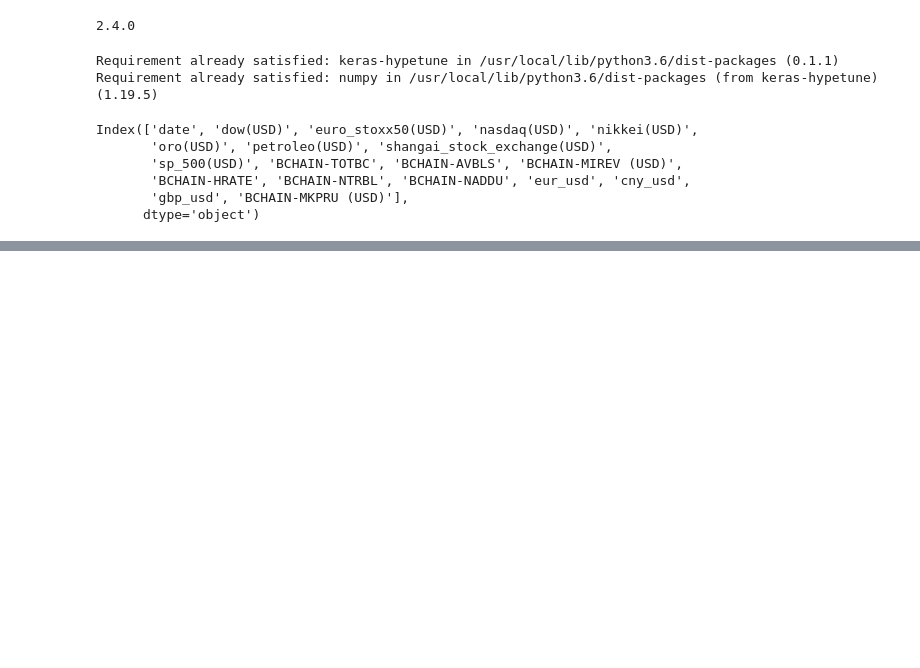
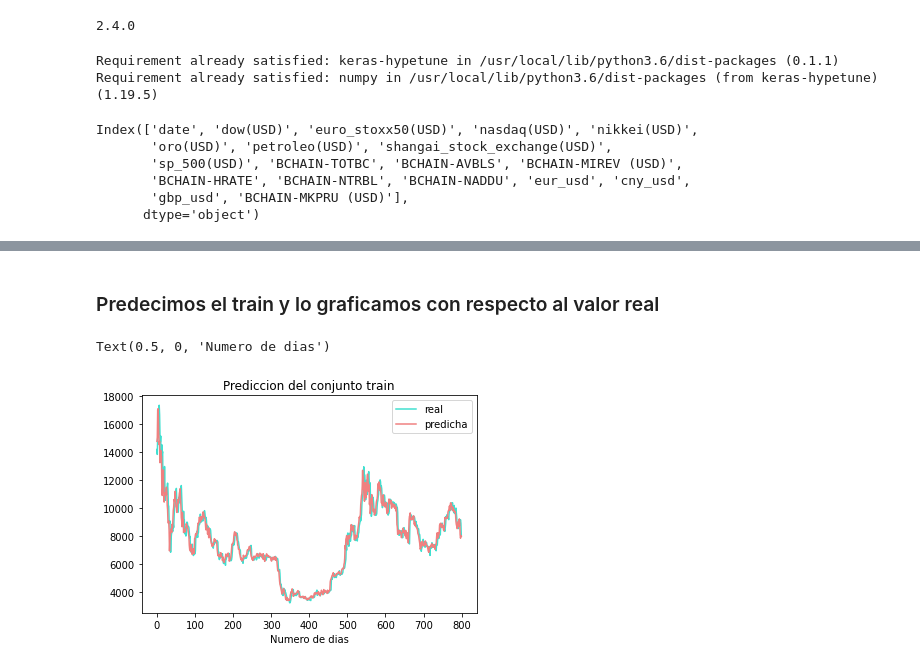
Before and after one commit to keniaCisneros/bitcoins_pricing, a Jupyter notebook: hyperparameters.ipynb, the cells around one changed output, grey strips where cells are left out. Drawn from its saved outputs; the diff is of its cells as text; code cells hidden in the pictures; blank space fills up the shorter version.

```diff
--- a/hyperparameters.ipynb
+++ b/hyperparameters.ipynb
@@ -100,8 +114,8 @@ def get_model(params):
                        strides=1, padding="causal",
                        activation="relu",
                        input_shape=[train_X.shape[1],train_X.shape[2]]),
-                       tf.keras.layers.Bidirectional(tf.keras.layers.LSTM(params['lstm'], return_sequences=True)),
-                    tf.keras.layers.Bidirectional(tf.keras.layers.LSTM(params['lstm'])),
+                       tf.keras.layers.Bidirectional(tf.keras.layers.LSTM(params['lr'], return_sequences=True)),
+                    tf.keras.layers.Bidirectional(tf.keras.layers.LSTM(params['lr'])),
                     tf.keras.layers.Dense(50,activation="relu"),
                     tf.keras.layers.Dropout(params['dropout']),
                     tf.keras.layers.Dense(1),
@@ -143,0 +213,13 @@ Search({'dropout': 0.2, 'lambda': 10.0, 'lr': 40, 'conv': 40, 'epochs': 1000, 'l
+# %% [markdown]
+### Predecimos el train y lo graficamos con respecto al valor real
+# %%
+y_pred_t=model.predict(train_X)
+y_pred_inv_t=transformer_y.inverse_transform(y_pred_t)# Transformamos a la escala real de los datos
+plt.plot(range(0,len(train_X)),df.iloc[1082:1082+len(train_X),-1],color="turquoise",label="real")
+plt.plot(range(0,len(train_X)),y_pred_inv_t, color="lightcoral",label="predicha")
+plt.legend()
+plt.title("Prediccion del conjunto train")
+plt.xlabel("Numero de dias")
+# %% [output]
+Text(0.5, 0, 'Numero de dias')
+[figure, added]
```
Also changed, not shown: parts of 14 cells of this notebook, 2 other files.
